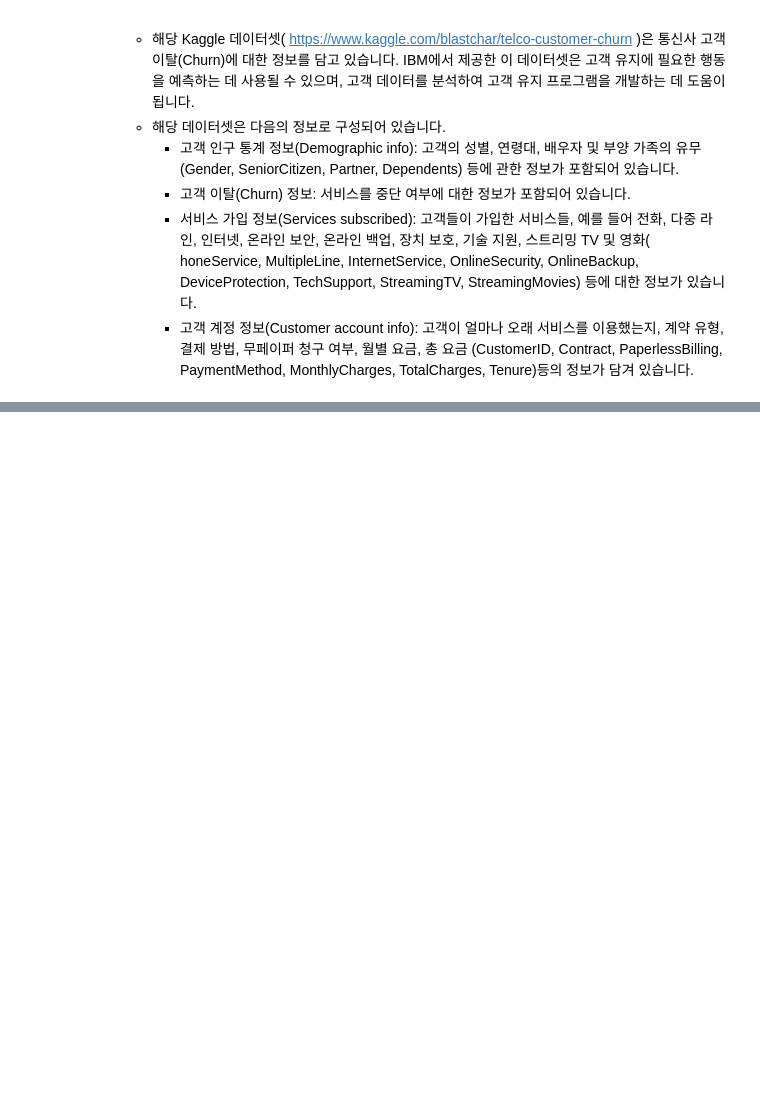
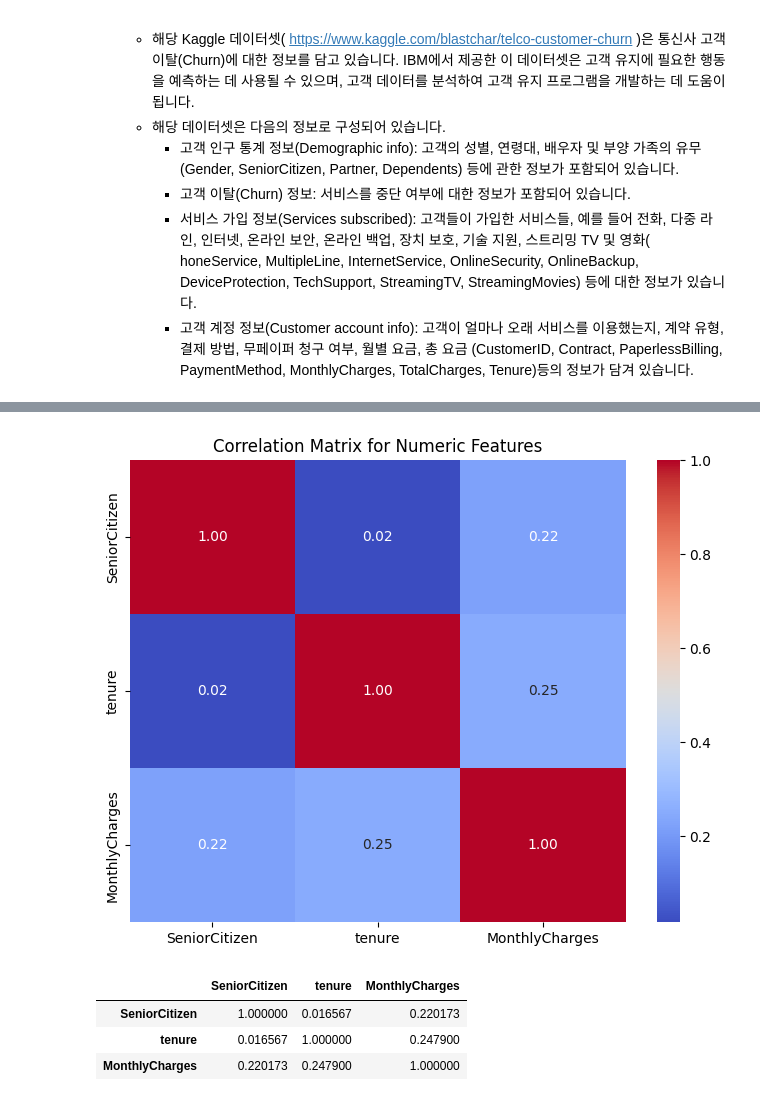
Before and after one commit to shkapril/Data-Science-Projects-2024, a Jupyter notebook: 2주차/02_week_mission_Acorn.ipynb, the cells around one changed output, grey strips where cells are left out. Saved outputs shown, nothing was run; the diff lists cells and outputs as text; code cells hidden in the pictures; blank space fills up the shorter version.

```diff
--- a/2주차/02_week_mission_Acorn.ipynb
+++ b/2주차/02_week_mission_Acorn.ipynb
@@ -78,0 +170,21 @@ category_col_name = category_col.index.tolist()
+# %%
+# 여기에 상관계수를 구하고 heatmap 으로 시각화 해주세요.
+# 상관계수 계산 및 히트맵 시각화를 위한 코드
+
+# 상관계수 계산
+correlation_matrix = df[['SeniorCitizen', 'tenure', 'MonthlyCharges']].corr()
+
+# 히트맵 시각화
+plt.figure(figsize=(8, 6))
+sns.heatmap(correlation_matrix, annot=True, fmt=".2f", cmap='coolwarm')
+plt.title('Correlation Matrix for Numeric Features')
+plt.show()
+
+# 상관계수 행렬 반환
+correlation_matrix
+# %% [output]
+[figure, added]
+|  | SeniorCitizen | tenure | MonthlyCharges |
+| SeniorCitizen | 1.000000 | 0.016567 | 0.220173 |
+| tenure | 0.016567 | 1.000000 | 0.247900 |
+| MonthlyCharges | 0.220173 | 0.247900 | 1.000000 |
```
Also changed, not shown: parts of 14 cells of this notebook.
